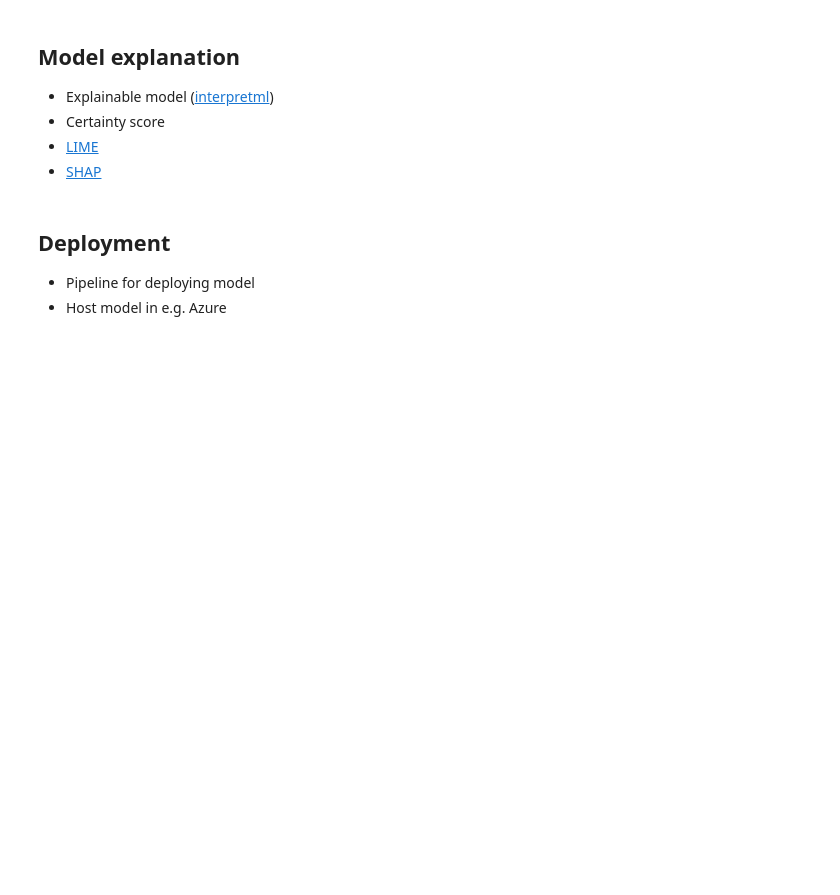
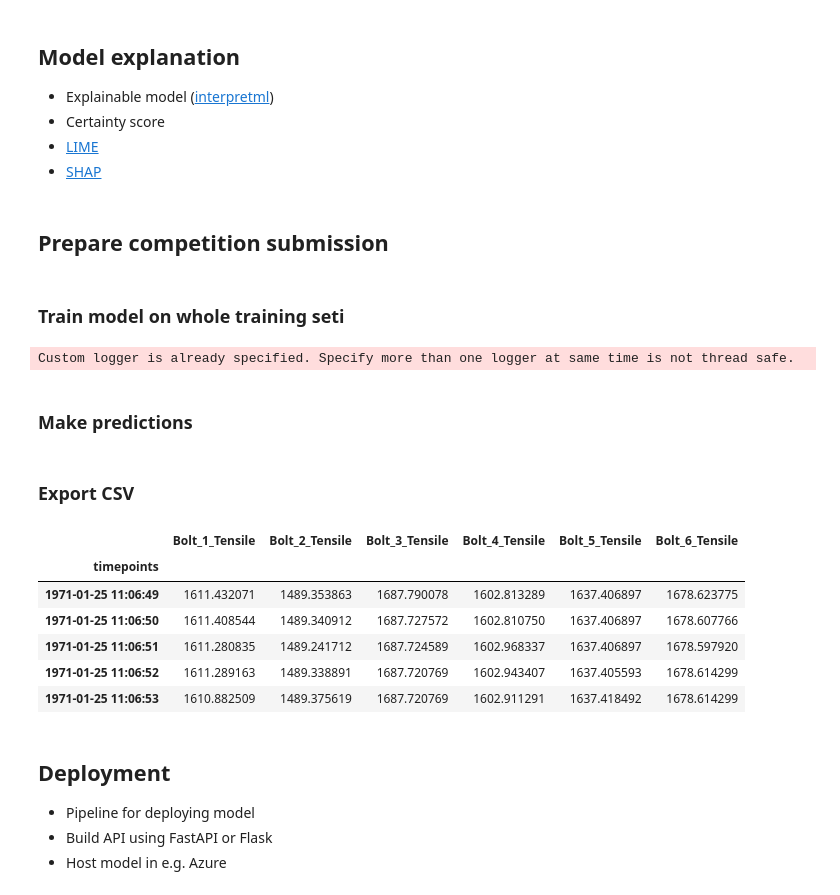
Before and after one commit to viggotw/Krafthack_SopraSteria_Team3, a Jupyter notebook: main_notebook.ipynb, the cells around one changed output. Drawn from its saved outputs; the diff is of its cells as text; code cells hidden in the pictures; blank space fills up the shorter version.

```diff
--- a/main_notebook.ipynb
+++ b/main_notebook.ipynb
@@ -282,7 +410,64 @@ NameError: name 'tqdm' is not defined
 - Certainty score
 - [LIME](https://github.com/marcotcr/lime)
 - [SHAP](https://github.com/slundberg/shap)
+# %% [markdown]
+## Prepare competition submission
+# %% [markdown]
+### Train model on whole training seti
+# %%
+# Scale full training set
+scaler_X_full = StandardScaler()
+scaler_y_full = StandardScaler()
+
+X_train_full_scaled = scaler_X.fit_transform(X_train_full)
+X_test_full_scaled = scaler_X.transform(X_test_full)
+y_train_full_scaled = scaler_y_full.fit_transform(y_train_full)
+
+# Train on full training set
+train_model(
+    models,
+    model_type=model_types[MODEL_NAME],
+    model_config=model_configs[BEST_MODEL],
+    model_fit_config=model_fit_config[BEST_MODEL],
+    model_name=MODEL_NAME,
+    labels=labels,
+    X=X_train_scaled,
+    y=y_train_scaled
+)
+# %% [output]
+Custom logger is already specified. Specify more than one logger at same time is not thread safe.
+# %% [markdown]
+### Make predictions
+# %%
+y_final_preds_scaled = {}
+y_final_preds = {}
+
+for label in tqdm(labels):
+    # For each sub-model specialized for a unique label column
+    y_final_preds_scaled[label] = models[BEST_MODEL][label].predict(X_test_full_scaled)
+
+y_final_preds_scaled = pd.DataFrame(y_final_preds_scaled)
+y_final_preds = pd.DataFrame(scaler_y.inverse_transform(y_final_preds_scaled.to_numpy()),
+                                    index=y_final_preds_scaled.index,
+                                    columns=y_final_preds_scaled.columns
+                                    )
+# %% [markdown]
+### Export CSV
+# %%
+y_final_preds.index = X_test_full.index
+y_final_preds.to_csv('submission.csv')
+
+y_final_preds.head()
+# %% [output]
+|  | Bolt_1_Tensile | Bolt_2_Tensile | Bolt_3_Tensile | Bolt_4_Tensile | Bolt_5_Tensile | Bolt_6_Tensile |
+| timepoints |  |  |  |  |  |  |
+| 1971-01-25 11:06:49 | 1611.432071 | 1489.353863 | 1687.790078 | 1602.813289 | 1637.406897 | 1678.623775 |
+| 1971-01-25 11:06:50 | 1611.408544 | 1489.340912 | 1687.727572 | 1602.810750 | 1637.406897 | 1678.607766 |
+| 1971-01-25 11:06:51 | 1611.280835 | 1489.241712 | 1687.724589 | 1602.968337 | 1637.406897 | 1678.597920 |
+| 1971-01-25 11:06:52 | 1611.289163 | 1489.338891 | 1687.720769 | 1602.943407 | 1637.405593 | 1678.614299 |
+| 1971-01-25 11:06:53 | 1610.882509 | 1489.375619 | 1687.720769 | 1602.911291 | 1637.418492 | 1678.614299 |
 # %% [markdown]
 ## Deployment
 - Pipeline for deploying model
+- Build API using FastAPI or Flask
 - Host model in e.g. Azure
```
Also changed, not shown: parts of 39 cells of this notebook, 1 other file.
